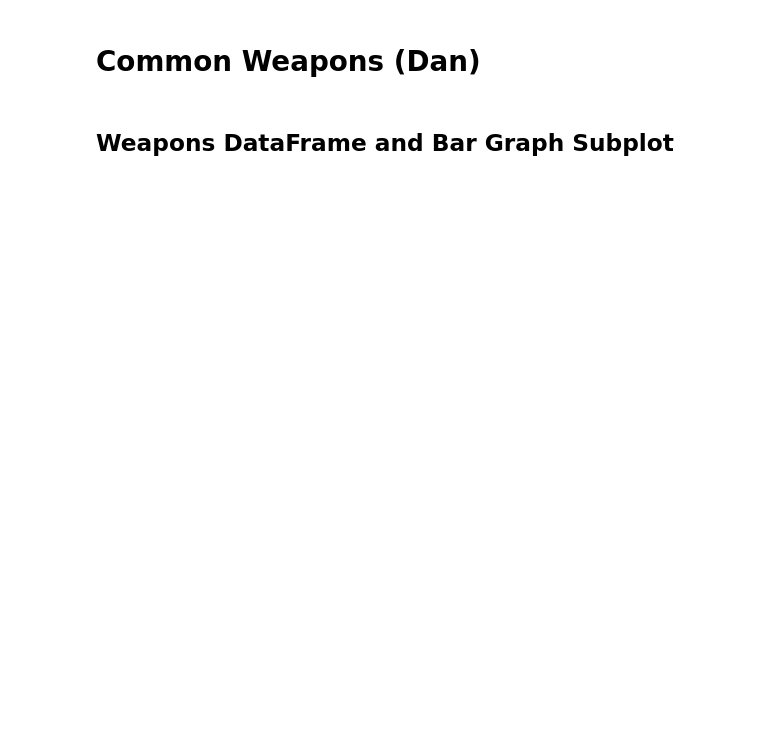
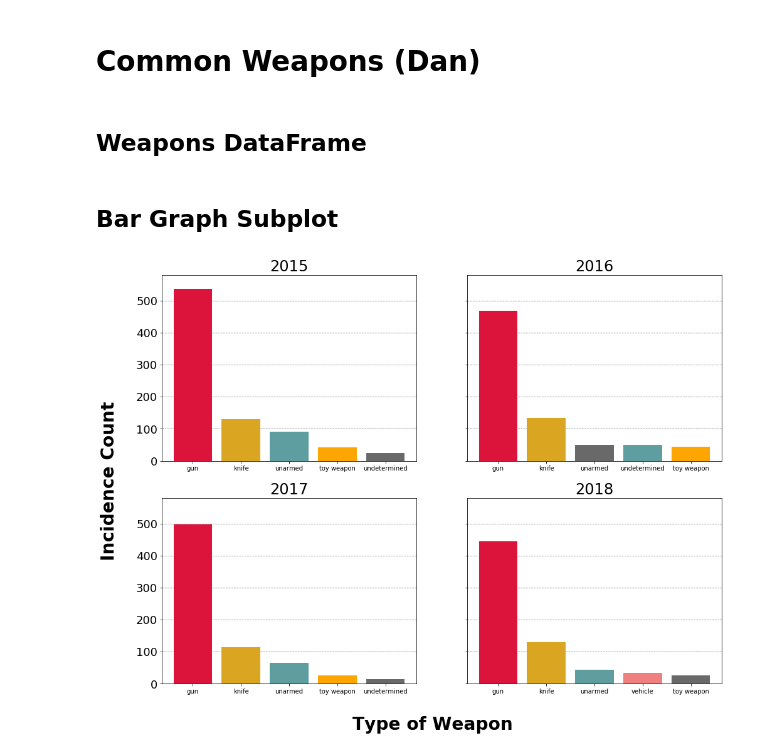
Before and after one commit to ladydatadigger/data_project_one, a Jupyter notebook: Final Notebook.ipynb, the cells around one changed output. Saved outputs shown, nothing was run; the diff lists cells and outputs as text; code cells hidden in the pictures; blank space fills up the shorter version.

```diff
--- a/Final Notebook.ipynb
+++ b/Final Notebook.ipynb
@@ -15,14 +23,15 @@ FileNotFoundError: [Errno 2] File b'Resources/Crime_data/fatal-police-shootings-
 # %%
 #Collect year, age, armed, mental illness, gender, age, flee, body camera, states
 #Race had the most discrepancy -->
-crime_df_new = crime_df[['date', 'armed', 'age', 'gender', 'race', 'city','state', 'signs_of_mental_illness', 'flee', 'body_camera']]
+crime_df_new = crime_df[['date', 'armed','threat_level', 'age', 'gender', 'race', 'city','state', 'signs_of_mental_illness', 'flee', 'body_camera']]
 crime_df_new
 crime_df_rename = crime_df_new.rename(columns = {'date': 'Date of Incident',
                                                 'armed': 'Weapon Used',
+                                                'threat_level': 'Threat',
                                                 'age': 'Age',
                                                 'gender': 'Gender',
                                                 'race':'Race',
-                                                 'city':'City',
+                                                'city':'City',
                                                 'state': 'State',
                                                 'signs_of_mental_illness': 'Mental Illness',
                                                 'flee': 'Flee',
@@ -66,2 +132,4 @@ df.head()
 # %% [markdown]
 # Common Weapons (Dan)
+# %% [markdown]
+## Weapons DataFrame
@@ -68,21 +152,5 @@ df.head()
 # %% [markdown]
-## Weapons DataFrame and Bar Graph Subplot
+## Bar Graph Subplot
-# %%
-# DataFrame Column Method
-weapons_list_df = df[["year","armed"]]
-weapons_list_df = weapons_list_df.groupby("year")
-
-count_list = weapons_list_df["armed"].value_counts().to_frame()
-count_list = count_list.rename(columns={"armed": "count"})
-count_list = count_list.reset_index()
-count_list = count_list.groupby("year").head()
-
-# Creating sub dfs from main df and saving as keys in a dictionary
-most_common_weapons = {}
-year_list = ["2015","2016","2017","2018"]
-
-for thing in year_list:
-    most_common_weapons[thing] = count_list.loc[count_list["year"]==thing]
 # %%
 # The Subplot
 fig, ((ax1, ax2), (ax3, ax4)) = plt.subplots(2, 2, figsize=(16, 12), sharey=True)
@@ -96,7 +164,7 @@ fig.text(0.04, 0.5, 'Incidence Count', va='center', rotation='vertical', fontsiz
 
 
 # 2015
-x_axis_2015 = np.arange(len(most_common_weapons["2015"]["armed"]))
+x_axis_2015 = np.arange(len(most_common_weapons["2015"]["Weapon Used"]))
 y_axis_2015 = most_common_weapons["2015"]["count"]
 
 ax1.bar(x_axis_2015, y_axis_2015, color=['crimson', 'goldenrod', 'cadetblue', 'orange', 'dimgrey'])
@@ -106,7 +174,7 @@ ax1.title.set_size(24)
 
 tick_locations_2015 = [value for value in x_axis_2015]
 ax1.set_xticks(tick_locations_2015)
-ax1.set_xticklabels(most_common_weapons["2015"]["armed"])
+ax1.set_xticklabels(most_common_weapons["2015"]["Weapon Used"])
 
 ax1.tick_params(axis='x', labelsize=10)
 # ax1.tick_params(
@@ -121,7 +189,7 @@ ax1.set_axisbelow(True)
 ax1.yaxis.grid(color='gray', linestyle='dashed')
 
 # 2016
-x_axis_2016 = np.arange(len(most_common_weapons["2016"]["armed"]))
+x_axis_2016 = np.arange(len(most_common_weapons["2016"]["Weapon Used"]))
 y_axis_2016 = most_common_weapons["2016"]["count"]
 
 ax2.bar(x_axis_2016, y_axis_2016, color=['crimson', 'goldenrod', 'dimgrey', 'cadetblue', 'orange'])
@@ -131,7 +199,7 @@ ax2.title.set_size(24)
 
 tick_locations_2016 = [value for value in x_axis_2016]
 ax2.set_xticks(tick_locations_2016)
-ax2.set_xticklabels(most_common_weapons["2016"]["armed"])
+ax2.set_xticklabels(most_common_weapons["2016"]["Weapon Used"])
 
 ax2.tick_params(axis='x', labelsize=10)
 # ax2.tick_params(
@@ -147,7 +215,7 @@ ax2.yaxis.grid(color='gray', linestyle='dashed')
 
 
 # 2017
-x_axis_2017 = np.arange(len(most_common_weapons["2017"]["armed"]))
+x_axis_2017 = np.arange(len(most_common_weapons["2017"]["Weapon Used"]))
 y_axis_2017 = most_common_weapons["2017"]["count"]
 
 ax3.bar(x_axis_2017, y_axis_2017, color=['crimson', 'goldenrod', 'cadetblue', 'orange', 'dimgrey'])
@@ -157,7 +225,7 @@ ax3.title.set_size(24)
 
 tick_locations_2017 = [value for value in x_axis_2017]
 ax3.set_xticks(tick_locations_2017)
-ax3.set_xticklabels(most_common_weapons["2017"]["armed"])
+ax3.set_xticklabels(most_common_weapons["2017"]["Weapon Used"])
 
 ax3.tick_params(axis='x', labelsize=10)
 # ax3.tick_params(
@@ -170,32 +238,34 @@ ax3.tick_params(axis='y', labelsize=18)
 
 ax3.set_axisbelow(True)
 ax3.yaxis.grid(color='gray', linestyle='dashed')
 
 
 # 2018
-x_axis_2018 = np.arange(len(most_common_weapons["2018"]["armed"]))
+x_axis_2018 = np.arange(len(most_common_weapons["2018"]["Weapon Used"]))
 y_axis_2018 = most_common_weapons["2018"]["count"]
 
 ax4.bar(x_axis_2018, y_axis_2018, color=['crimson', 'goldenrod', 'cadetblue', 'lightcoral', 'dimgrey'])
 ax4.set_ylim([0, 580])
 ax4.title.set_text("2018")
 ax4.title.set_size(24)
 
 tick_locations_2018 = [value for value in x_axis_2018]
 ax4.set_xticks(tick_locations_2018)
-ax4.set_xticklabels(most_common_weapons["2018"]["armed"])
+ax4.set_xticklabels(most_common_weapons["2018"]["Weapon Used"])
 
 ax4.tick_params(axis='x', labelsize=10)
 # ax4.tick_params(
 #     axis='x',          # changes apply to the x-axis
 #     which='both',      # both major and minor ticks are affected
 #     bottom=False,      # ticks along the bottom edge are off
 #     top=False,         # ticks along the top edge are off
 #     labelbottom=False)
 ax4.tick_params(axis='y', labelsize=18)
 
 ax4.set_axisbelow(True)
 ax4.yaxis.grid(color='gray', linestyle='dashed')
 
 # Saving Figure
 plt.savefig("Output/common_weapons.jpg")
+# %% [output]
+[figure, added]
```
Also changed, not shown: parts of 14 cells of this notebook, 2 other files.
